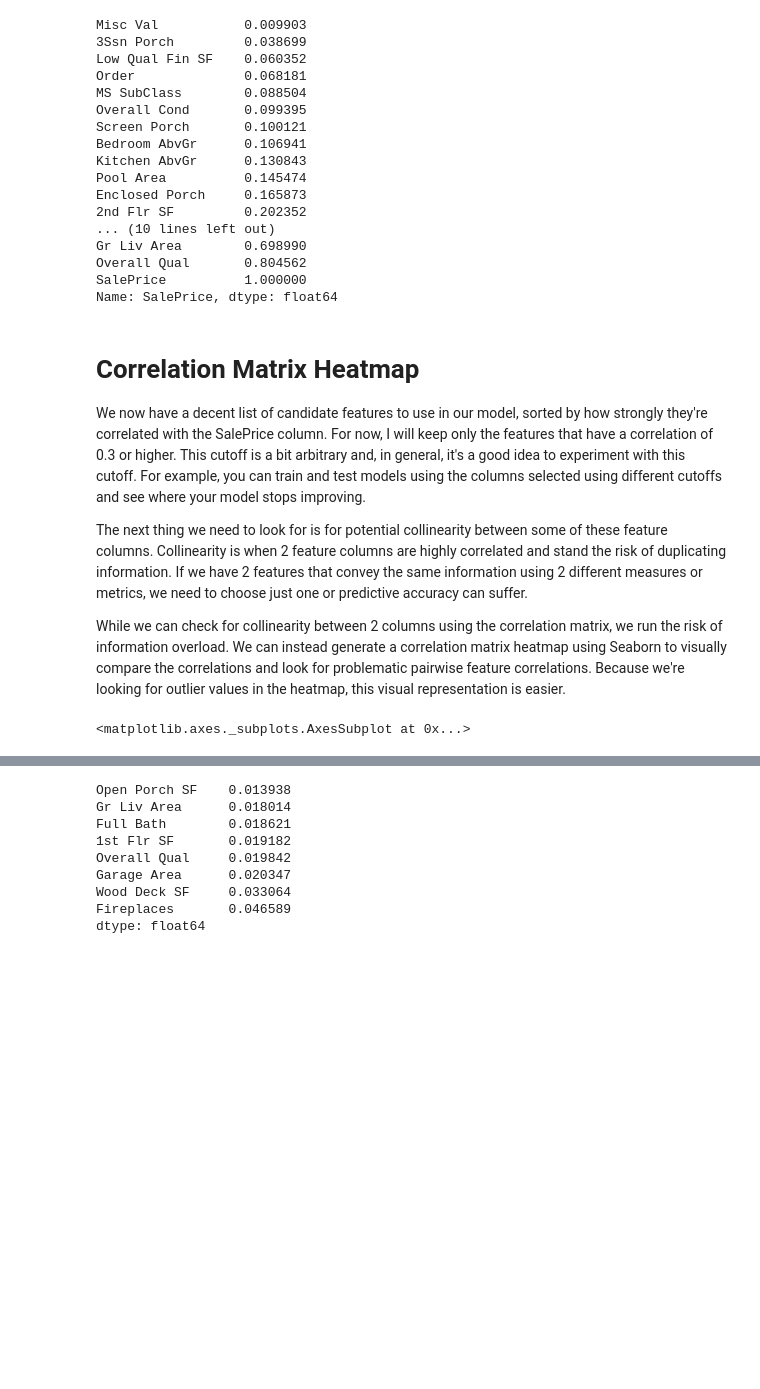
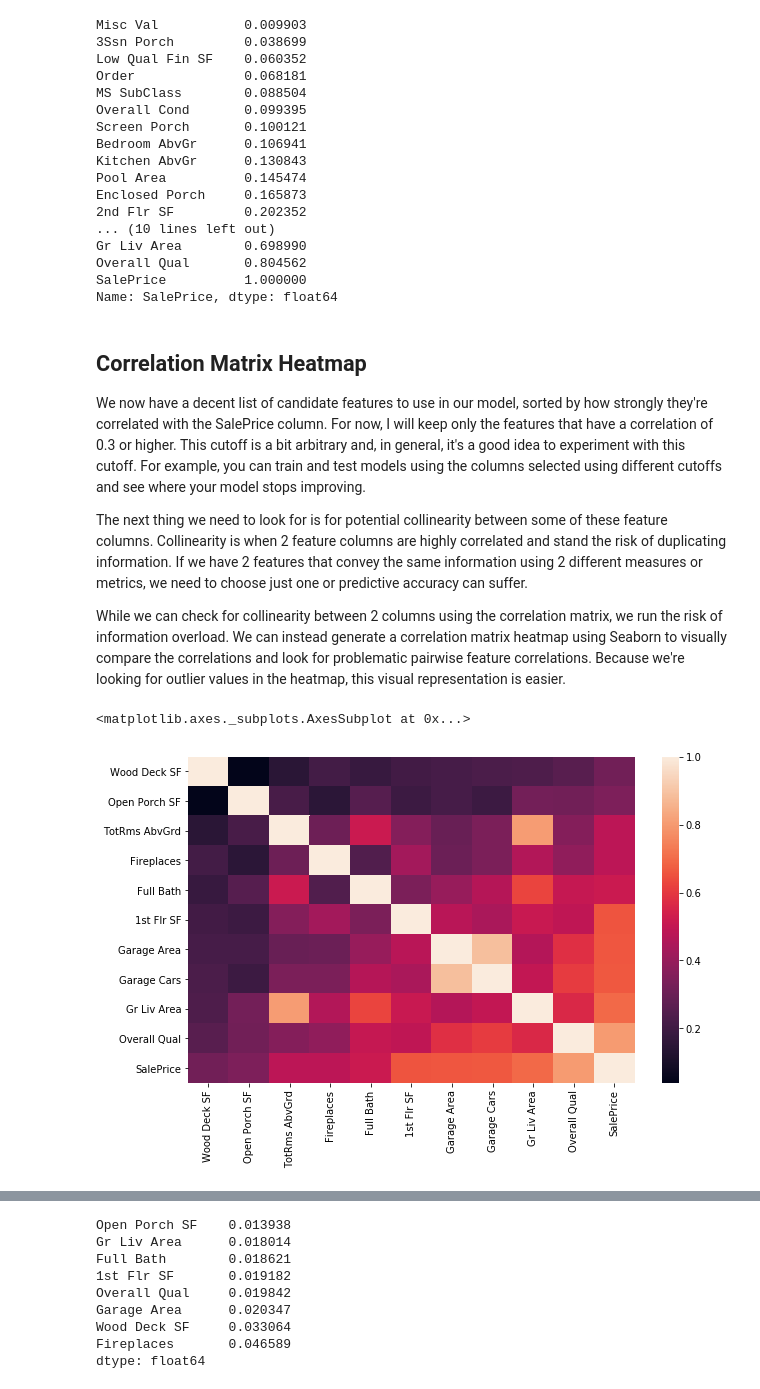
Before and after one commit to leondonglh/PCAresearch, a Jupyter notebook: linearregression.ipynb, the cells around one changed output, grey strips where cells are left out. Saved outputs shown, nothing was run; the diff lists cells and outputs as text; code cells hidden in the pictures; blank space fills up the shorter version.

```diff
--- a/linearregression.ipynb
+++ b/linearregression.ipynb
@@ -147,7 +147,7 @@ Overall Qual       0.804562
 SalePrice          1.000000
 Name: SalePrice, dtype: float64
 # %% [markdown]
-# Correlation Matrix Heatmap
+## Correlation Matrix Heatmap
 We now have a decent list of candidate features to use in our model, sorted by how strongly they're correlated with the SalePrice column. For now, I will keep only the features that have a correlation of 0.3 or higher. This cutoff is a bit arbitrary and, in general, it's a good idea to experiment with this cutoff. For example, you can train and test models using the columns selected using different cutoffs and see where your model stops improving.
 
 The next thing we need to look for is for potential collinearity between some of these feature columns. Collinearity is when 2 feature columns are highly correlated and stand the risk of duplicating information. If we have 2 features that convey the same information using 2 different measures or metrics, we need to choose just one or predictive accuracy can suffer.
@@ -156,10 +156,12 @@ While we can check for collinearity between 2 columns using the correlation matr
 # %%
 import seaborn as sns
 import matplotlib.pyplot as plt
 plt.figure(figsize=(10,6))
 strong_corrs = sorted_corrs[sorted_corrs > 0.3]
 corrmat = train_subset[strong_corrs.index].corr()
-sns.heatmap(corrmat)
+ax = sns.heatmap(corrmat)
+ax
 # %% [output]
 <matplotlib.axes._subplots.AxesSubplot at 0x...>
+[figure, added]
 # %% [markdown]
```
Also changed, not shown: parts of 16 cells of this notebook.
